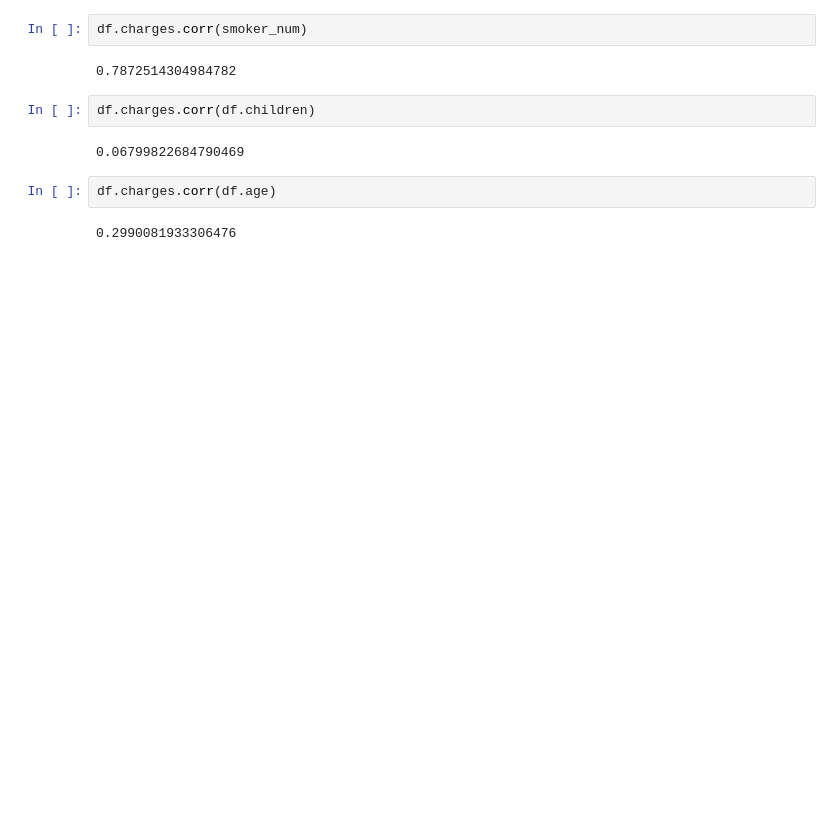
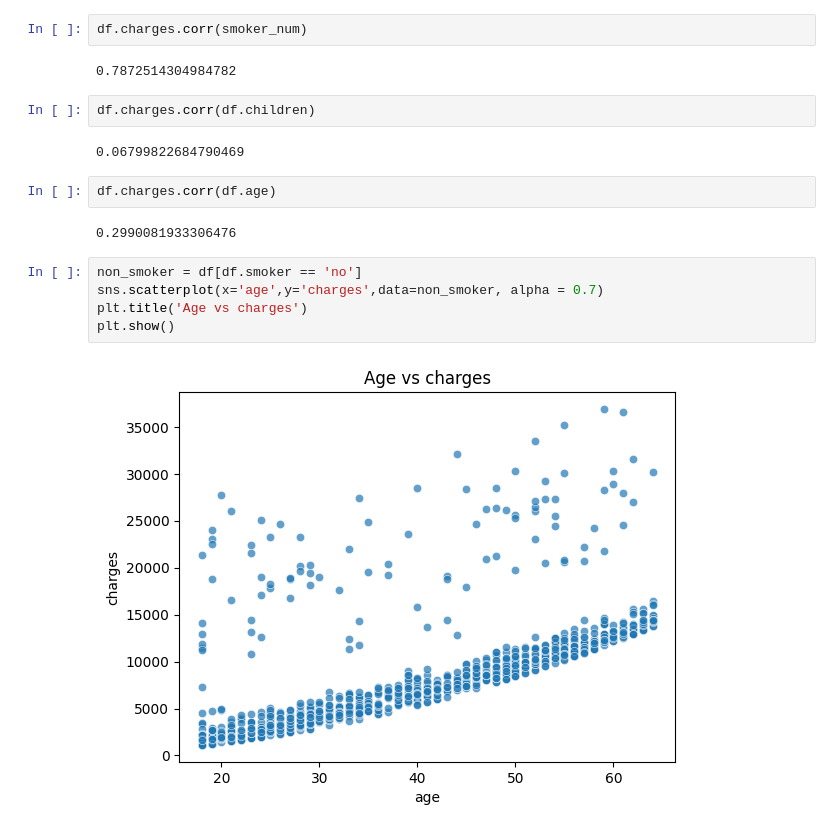
Before and after one commit to Hridayansh018/ML_Basics, a Jupyter notebook: Supervised learning/Self Revision/Linear Regression/Practice_file1.ipynb, the cells around one changed output. Cells and saved outputs as stored; diff of their text form; blank space fills up the shorter version.

```diff
--- a/Supervised learning/Self Revision/Linear Regression/Practice_file1.ipynb
+++ b/Supervised learning/Self Revision/Linear Regression/Practice_file1.ipynb
@@ -116,3 +109,10 @@ df.charges.corr(df.children)
 df.charges.corr(df.age)
 # %% [output]
 0.2990081933306476
+# %%
+non_smoker = df[df.smoker == 'no']
+sns.scatterplot(x='age',y='charges',data=non_smoker, alpha = 0.7)
+plt.title('Age vs charges')
+plt.show()
+# %% [output]
+[figure, added]
```
Also changed, not shown: parts of 7 cells of this notebook.
